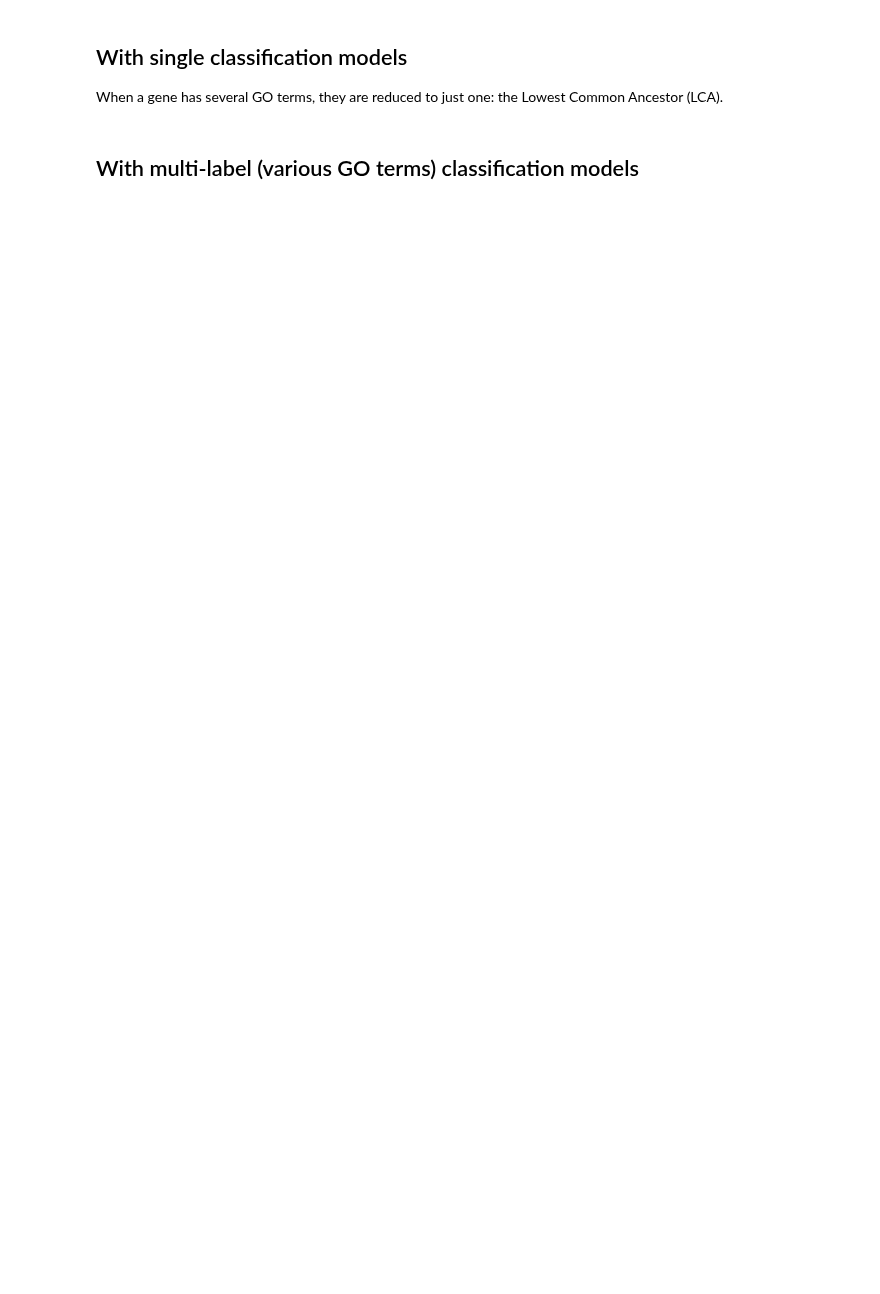
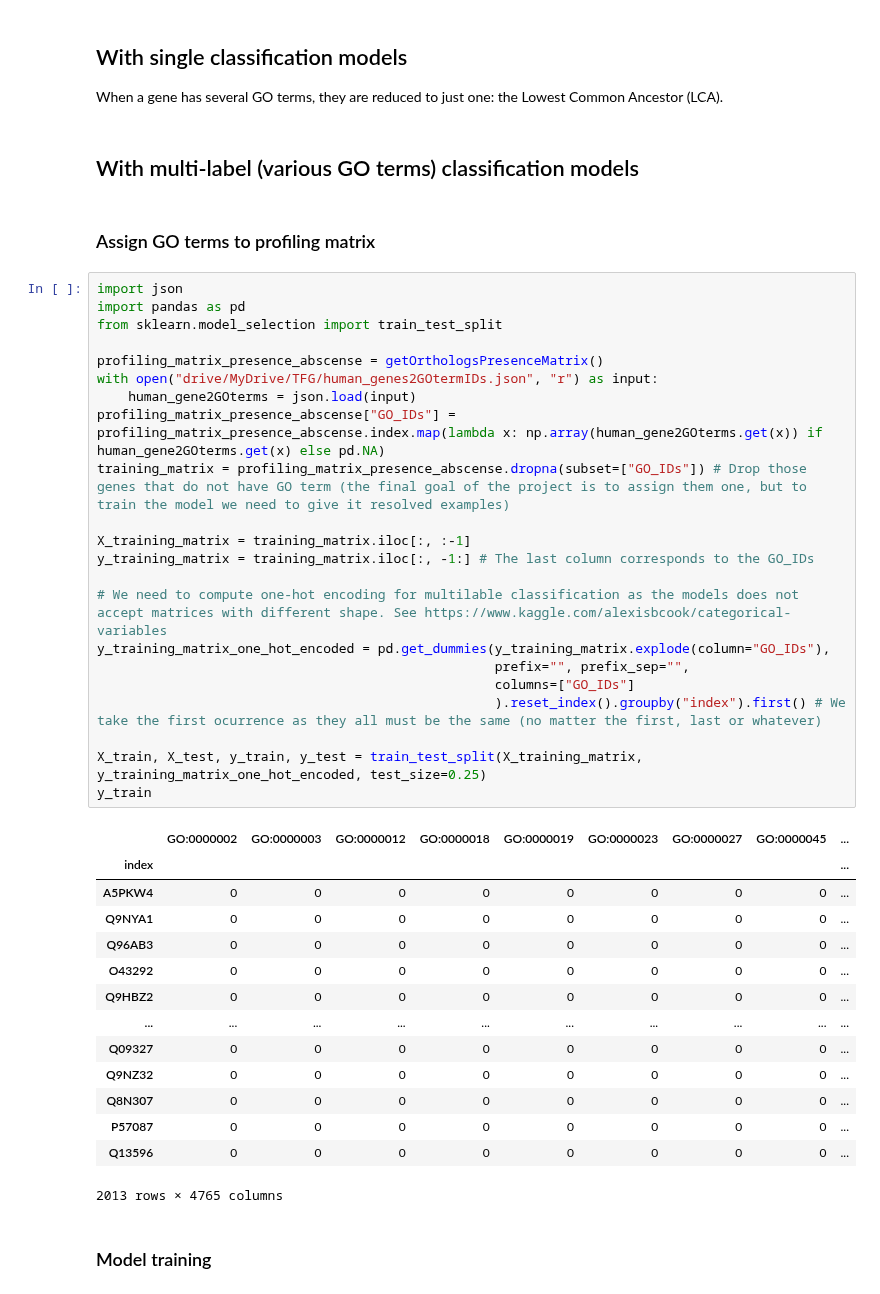
Before and after one commit to geovalexis/PP2GO, a Jupyter notebook: Methods.ipynb, the cells around one changed output. Drawn from its saved outputs; the diff is of its cells as text; blank space fills up the shorter version.

```diff
--- a/Methods.ipynb
+++ b/Methods.ipynb
@@ -1065,5 +1036,46 @@ y_train_one_hot_encoded
 When a gene has several GO terms, they are reduced to just one: the Lowest Common Ancestor (LCA).
 # %% [markdown]
 ## With multi-label (various GO terms) classification models
+# %% [markdown]
+### Assign GO terms to profiling matrix
+# %%
+import json
+import pandas as pd
+from sklearn.model_selection import train_test_split
+
+profiling_matrix_presence_abscense = getOrthologsPresenceMatrix()
+with open("drive/MyDrive/TFG/human_genes2GOtermIDs.json", "r") as input:
+    human_gene2GOterms = json.load(input)
+profiling_matrix_presence_abscense["GO_IDs"] = profiling_matrix_presence_abscense.index.map(lambda x: np.array(human_gene2GOterms.get(x)) if human_gene2GOterms.get(x) else pd.NA)
+training_matrix = profiling_matrix_presence_abscense.dropna(subset=["GO_IDs"]) # Drop those genes that do not have GO term (the final goal of the project is to assign them one, but to train the model we need to give it resolved examples)
+
+X_training_matrix = training_matrix.iloc[:, :-1]
+y_training_matrix = training_matrix.iloc[:, -1:] # The last column corresponds to the GO_IDs
+
+# We need to compute one-hot encoding for multilable classification as the models does not accept matrices with different shape. See https://www.kaggle.com/alexisbcook/categorical-variables
+y_training_matrix_one_hot_encoded = pd.get_dummies(y_training_matrix.explode(column="GO_IDs"),
+                                                   prefix="", prefix_sep="",
+                                                   columns=["GO_IDs"]
+                                                   ).reset_index().groupby("index").first() # We take the first ocurrence as they all must be the same (no matter the first, last or whatever)
+
+X_train, X_test, y_train, y_test = train_test_split(X_training_matrix, y_training_matrix_one_hot_encoded, test_size=0.25)
+y_train
+# %% [output]
+|  | GO:0000002 | GO:0000003 | GO:0000012 | GO:0000018 | GO:0000019 | GO:0000023 | GO:0000027 | GO:0000045 | ... |
+| index |  |  |  |  |  |  |  |  | ... |
+| A5PKW4 | 0 | 0 | 0 | 0 | 0 | 0 | 0 | 0 | ... |
+| Q9NYA1 | 0 | 0 | 0 | 0 | 0 | 0 | 0 | 0 | ... |
+| Q96AB3 | 0 | 0 | 0 | 0 | 0 | 0 | 0 | 0 | ... |
+| O43292 | 0 | 0 | 0 | 0 | 0 | 0 | 0 | 0 | ... |
+| Q9HBZ2 | 0 | 0 | 0 | 0 | 0 | 0 | 0 | 0 | ... |
+| ... | ... | ... | ... | ... | ... | ... | ... | ... | ... |
+| Q09327 | 0 | 0 | 0 | 0 | 0 | 0 | 0 | 0 | ... |
+| Q9NZ32 | 0 | 0 | 0 | 0 | 0 | 0 | 0 | 0 | ... |
+| Q8N307 | 0 | 0 | 0 | 0 | 0 | 0 | 0 | 0 | ... |
+| P57087 | 0 | 0 | 0 | 0 | 0 | 0 | 0 | 0 | ... |
+| Q13596 | 0 | 0 | 0 | 0 | 0 | 0 | 0 | 0 | ... |
+2013 rows × 4765 columns
+# %% [markdown]
+### Model training
 # %%
 from sklearn.tree import DecisionTreeClassifier
```
Also changed, not shown: parts of 6 cells of this notebook.
